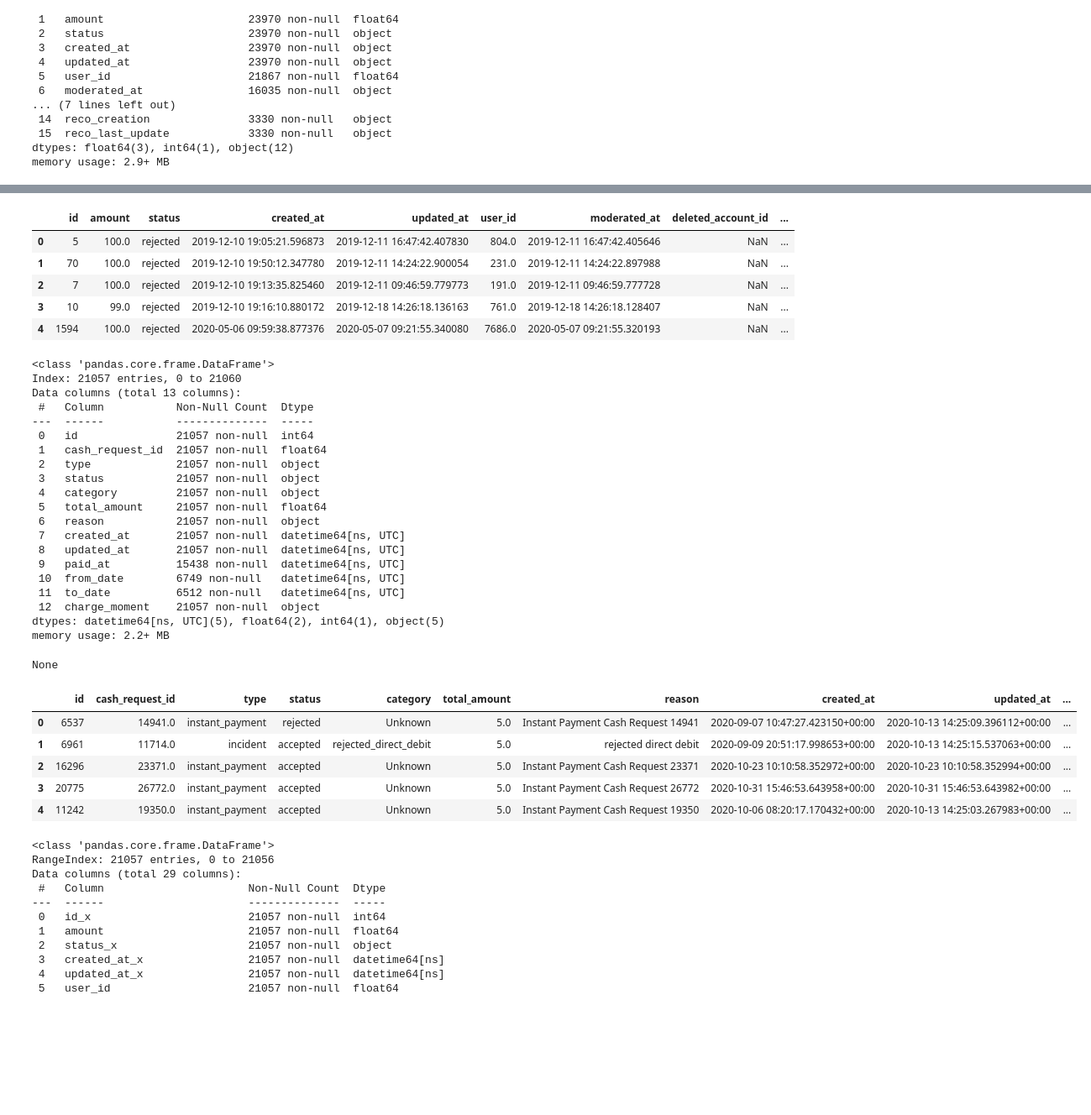
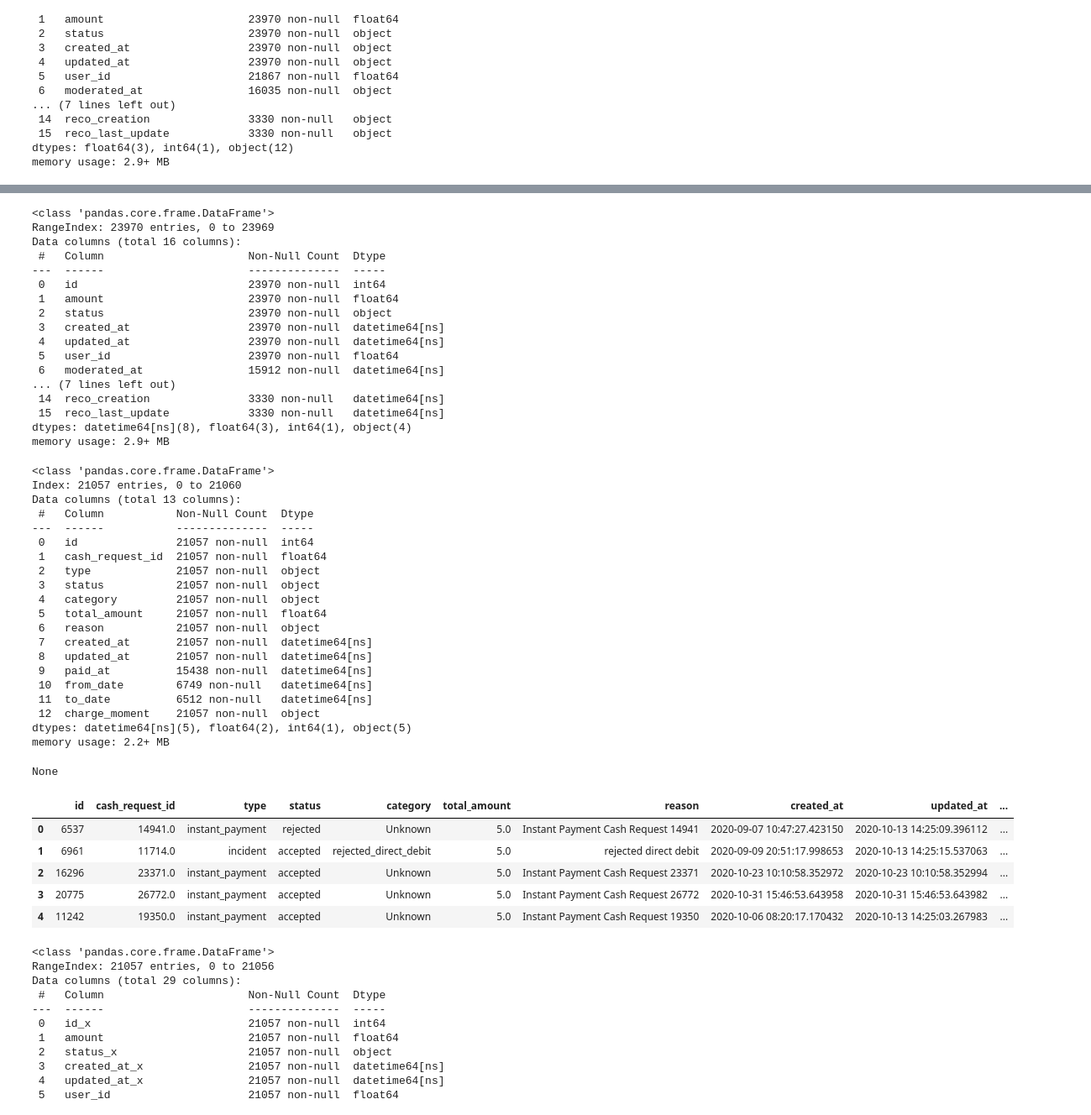
Before and after one commit to germanztz/data-science-uoc-businessPay, a Jupyter notebook: jose/Insights.ipynb, the cells around one changed output, grey strips where cells are left out. Shown at 84% size. Cells and saved outputs as stored; diff of their text form; code cells hidden in the pictures; blank space fills up the shorter version.

```diff
--- a/jose/Insights.ipynb
+++ b/jose/Insights.ipynb
@@ -50,7 +85,7 @@ fees = fs.copy()
 # Clean `credit_requests`
 # Rellenar valores nulos en 'user_id' usando 'deleted_account_id' (clientes transferidos de cuentas eliminadas)
 cash_request = credit_requests
-#cash_request.fillna({"user_id": cash_request["deleted_account_id"]}, inplace=True)
+cash_request.fillna({"user_id": cash_request["deleted_account_id"]}, inplace=True)
 
 # 2. Estandarización de formatos
 # Convert datetime columns to pandas datetime
@@ -61,74 +96,74 @@ for col in datetime_columns:
     credit_requests[col] = pd.to_datetime(cash_request[col], errors='coerce')
     credit_requests[col] = credit_requests[col].dt.tz_localize(None)
 
-#credit_requests['created_at'] = pd.to_datetime(credit_requests['created_at'])
-#credit_requests['updated_at'] = pd.to_datetime(credit_requests['updated_at'])
-#credit_requests['reimbursement_date'] = pd.to_datetime(credit_requests['reimbursement_date'])
-# Fill missing `user_id` with -1 (or another placeholder)
-credit_requests['user_id'] = credit_requests['user_id'].fillna(-1)
-
 # 5. **Limpieza de datos** Eliminar la columna 'deleted_account_id' ya que no es necesaria después de la imputación
 #cash_request.drop(columns=["deleted_account_id"], inplace=True)
-cash_request.head()
+cash_request.info()
 # %% [output]
-|  | id | amount | status | created_at | updated_at | user_id | moderated_at | deleted_account_id | ... |
-| 0 | 5 | 100.0 | rejected | 2019-12-10 19:05:21.596873 | 2019-12-11 16:47:42.407830 | 804.0 | 2019-12-11 16:47:42.405646 | NaN | ... |
-| 1 | 70 | 100.0 | rejected | 2019-12-10 19:50:12.347780 | 2019-12-11 14:24:22.900054 | 231.0 | 2019-12-11 14:24:22.897988 | NaN | ... |
-| 2 | 7 | 100.0 | rejected | 2019-12-10 19:13:35.825460 | 2019-12-11 09:46:59.779773 | 191.0 | 2019-12-11 09:46:59.777728 | NaN | ... |
-| 3 | 10 | 99.0 | rejected | 2019-12-10 19:16:10.880172 | 2019-12-18 14:26:18.136163 | 761.0 | 2019-12-18 14:26:18.128407 | NaN | ... |
-| 4 | 1594 | 100.0 | rejected | 2020-05-06 09:59:38.877376 | 2020-05-07 09:21:55.340080 | 7686.0 | 2020-05-07 09:21:55.320193 | NaN | ... |
+<class 'pandas.core.frame.DataFrame'>
+RangeIndex: 23970 entries, 0 to 23969
+Data columns (total 16 columns):
+ #   Column                      Non-Null Count  Dtype
+---  ------                      --------------  -----
+ 0   id                          23970 non-null  int64
+ 1   amount                      23970 non-null  float64
+ 2   status                      23970 non-null  object
+ 3   created_at                  23970 non-null  datetime64[ns]
+ 4   updated_at                  23970 non-null  datetime64[ns]
+ 5   user_id                     23970 non-null  float64
+ 6   moderated_at                15912 non-null  datetime64[ns]
+... (7 lines left out)
+ 14  reco_creation               3330 non-null   datetime64[ns]
+ 15  reco_last_update            3330 non-null   datetime64[ns]
+dtypes: datetime64[ns](8), float64(3), int64(1), object(4)
+memory usage: 2.9+ MB
 # %%
 # 1. Manejo de valores faltantes
-# - For simplicity: drop rows where `cash_request_id` is NaN (primary key related)
 # - Impute 'category' with 'Unknown', keep `paid_at`, `from_date`, `to_date` for further filtering
-data_cleaned = fees.dropna(subset=['cash_request_id'])
+
 data_cleaned['category'] = data_cleaned['category'].fillna('Unknown')
 
 # 2. Estandarización de formatos
 # Convert datetime columns to pandas datetime
 datetime_columns = ['created_at', 'updated_at', 'paid_at', 'from_date', 'to_date']
 for col in datetime_columns:
     data_cleaned[col] = pd.to_datetime(data_cleaned[col], errors='coerce')
+    data_cleaned[col] = data_cleaned[col].dt.tz_localize(None)
 
 # Standardize column names
 data_cleaned.columns = data_cleaned.columns.str.lower().str.replace(' ', '_')
 
-# 3. Filtrado de datos irrelevantes
-# Remove rows with invalid or irrelevant `status`
-#valid_statuses = ['accepted', 'rejected', 'pending']
-#data_cleaned = data_cleaned[data_cleaned['status'].isin(valid_statuses)]
-
 # Resultado final
 display(data_cleaned.info())
 data_cleaned.head()
 # %% [output]
 <class 'pandas.core.frame.DataFrame'>
 Index: 21057 entries, 0 to 21060
 Data columns (total 13 columns):
  #   Column           Non-Null Count  Dtype
 ---  ------           --------------  -----
  0   id               21057 non-null  int64
  1   cash_request_id  21057 non-null  float64
  2   type             21057 non-null  object
  3   status           21057 non-null  object
  4   category         21057 non-null  object
  5   total_amount     21057 non-null  float64
  6   reason           21057 non-null  object
- 7   created_at       21057 non-null  datetime64[ns, UTC]
- 8   updated_at       21057 non-null  datetime64[ns, UTC]
- 9   paid_at          15438 non-null  datetime64[ns, UTC]
- 10  from_date        6749 non-null   datetime64[ns, UTC]
- 11  to_date          6512 non-null   datetime64[ns, UTC]
+ 7   created_at       21057 non-null  datetime64[ns]
+ 8   updated_at       21057 non-null  datetime64[ns]
+ 9   paid_at          15438 non-null  datetime64[ns]
+ 10  from_date        6749 non-null   datetime64[ns]
+ 11  to_date          6512 non-null   datetime64[ns]
  12  charge_moment    21057 non-null  object
-dtypes: datetime64[ns, UTC](5), float64(2), int64(1), object(5)
+dtypes: datetime64[ns](5), float64(2), int64(1), object(5)
 memory usage: 2.2+ MB
 None
 |  | id | cash_request_id | type | status | category | total_amount | reason | created_at | updated_at | ... |
-| 0 | 6537 | 14941.0 | instant_payment | rejected | Unknown | 5.0 | Instant Payment Cash Request 14941 | 2020-09-07 10:47:27.423150+00:00 | 2020-10-13 14:25:09.396112+00:00 | ... |
-| 1 | 6961 | 11714.0 | incident | accepted | rejected_direct_debit | 5.0 | rejected direct debit | 2020-09-09 20:51:17.998653+00:00 | 2020-10-13 14:25:15.537063+00:00 | ... |
-| 2 | 16296 | 23371.0 | instant_payment | accepted | Unknown | 5.0 | Instant Payment Cash Request 23371 | 2020-10-23 10:10:58.352972+00:00 | 2020-10-23 10:10:58.352994+00:00 | ... |
-| 3 | 20775 | 26772.0 | instant_payment | accepted | Unknown | 5.0 | Instant Payment Cash Request 26772 | 2020-10-31 15:46:53.643958+00:00 | 2020-10-31 15:46:53.643982+00:00 | ... |
-| 4 | 11242 | 19350.0 | instant_payment | accepted | Unknown | 5.0 | Instant Payment Cash Request 19350 | 2020-10-06 08:20:17.170432+00:00 | 2020-10-13 14:25:03.267983+00:00 | ... |
+| 0 | 6537 | 14941.0 | instant_payment | rejected | Unknown | 5.0 | Instant Payment Cash Request 14941 | 2020-09-07 10:47:27.423150 | 2020-10-13 14:25:09.396112 | ... |
+| 1 | 6961 | 11714.0 | incident | accepted | rejected_direct_debit | 5.0 | rejected direct debit | 2020-09-09 20:51:17.998653 | 2020-10-13 14:25:15.537063 | ... |
+| 2 | 16296 | 23371.0 | instant_payment | accepted | Unknown | 5.0 | Instant Payment Cash Request 23371 | 2020-10-23 10:10:58.352972 | 2020-10-23 10:10:58.352994 | ... |
+| 3 | 20775 | 26772.0 | instant_payment | accepted | Unknown | 5.0 | Instant Payment Cash Request 26772 | 2020-10-31 15:46:53.643958 | 2020-10-31 15:46:53.643982 | ... |
+| 4 | 11242 | 19350.0 | instant_payment | accepted | Unknown | 5.0 | Instant Payment Cash Request 19350 | 2020-10-06 08:20:17.170432 | 2020-10-13 14:25:03.267983 | ... |
 # %%
 # Merge on `id` and `cash_request_id`
 merged_data = pd.merge(
```
Also changed, not shown: parts of 7 cells of this notebook, 5 other files.
